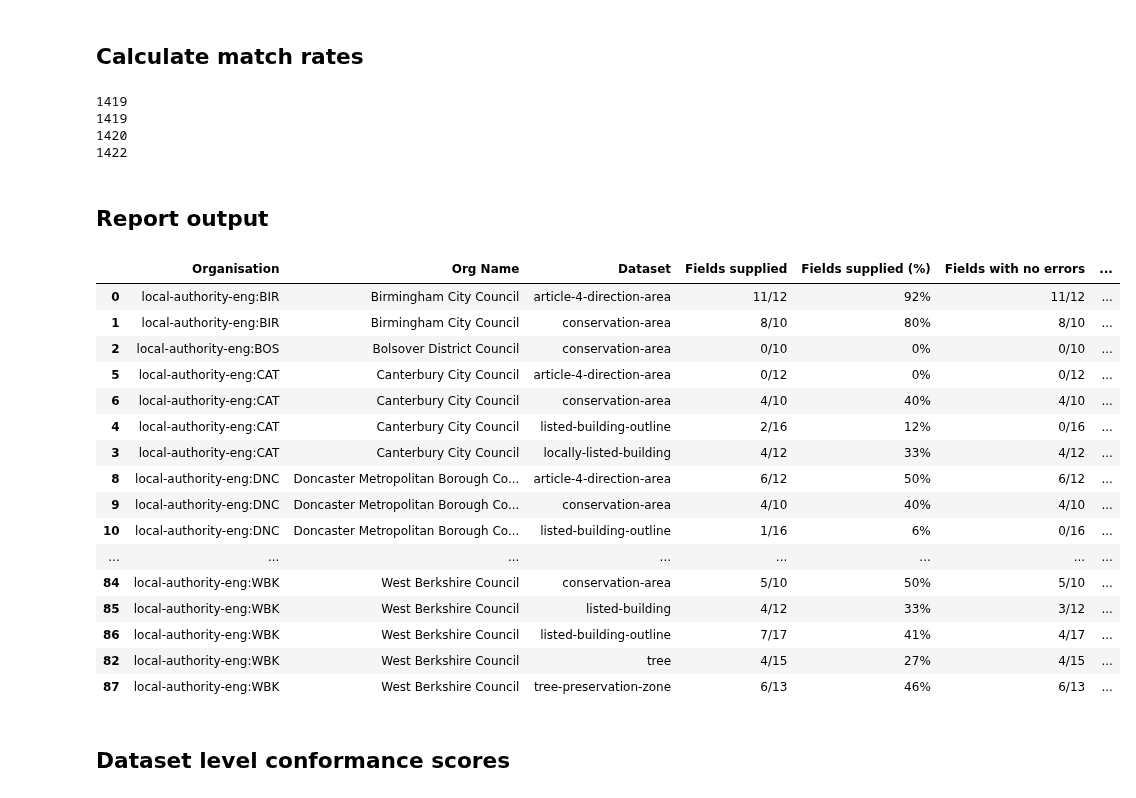
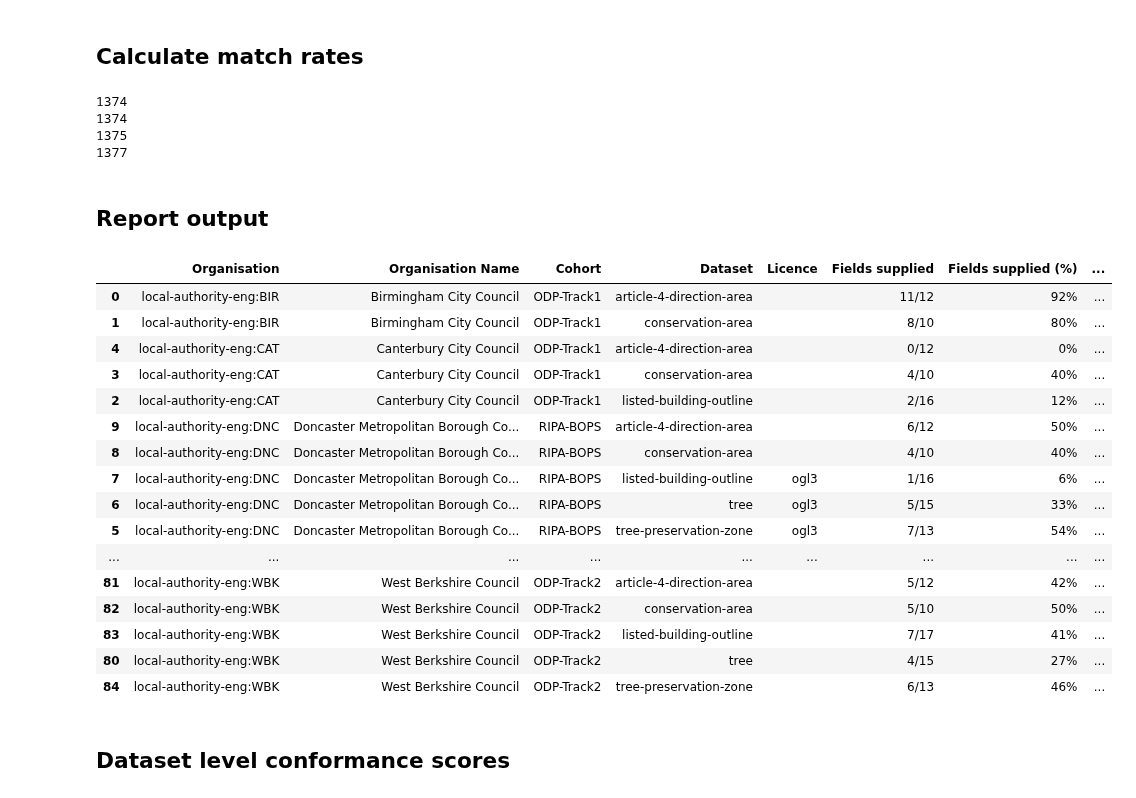
Before and after one commit to digital-land/jupyter-analysis, a Jupyter notebook: service_report/master_report/compliance-to-standard-new.ipynb, the cells around one changed output. Drawn from its saved outputs; the diff is of its cells as text; code cells hidden in the pictures.

Commit message:
Add dataset summaries to conformance report.

```diff
--- a/service_report/master_report/compliance-to-standard-new.ipynb
+++ b/service_report/master_report/compliance-to-standard-new.ipynb
@@ -209,8 +226,8 @@ print(len(results_field_resource_df))
 # %%
-# add in match field for column mappings
+# add in match field for column mappings (lowering so that we don't exclude case mis-matches)
 results_col_map_df["field_matched"] = np.where(
         (results_col_map_df["field"].isin(["geometry", "point"])) |
-        (results_col_map_df["field"] == results_col_map_df["column"]),
+        (results_col_map_df["field"].str.lower() == results_col_map_df["column"].str.lower()),
         1,
         0
 )
@@ -239,7 +254,7 @@ endpoint_resource_filtered_df.rename(columns={"pipeline":"dataset"}, inplace=Tru
 
 # left join from endpoint resource table to all the fields that each dataset should have
 resource_spec_fields_df = endpoint_resource_filtered_df[
-        ["organisation", "name", "dataset", "endpoint", "status", "latest_log_entry_date", "endpoint_entry_date", "resource"]
+        ["organisation", "name", "cohort", "dataset", "endpoint", "status", "latest_log_entry_date", "endpoint_entry_date", "resource", "licence"]
     ].merge(
         dataset_field_df[["dataset", "field"]],
         on = "dataset"
@@ -273,10 +288,10 @@ print(len(resource_fields_map_match))
 print(len(resource_fields_map_issues))
 # resource_fields_map_issues.head()
 # %% [output]
-1419
-1419
-1420
-1422
+1374
+1374
+1375
+1377
 # %%
 # remove fields that are auto-created in the pipeline from final table to avoid mis-counting
 # ("entity", "organisation", "prefix", "point" for all but tree, and "entity", "organisation", "prefix" for tree)
@@ -291,10 +306,11 @@ entry_date_mask = ((resource_fields_scored["field"] == "entry-date") &
     (resource_fields_scored["field_loaded"] == 1))
 
 resource_fields_scored.loc[entry_date_mask, "field_loaded"] = np.nan
+resource_fields_scored = resource_fields_scored.replace(np.nan, 0)
 # %%
 # group by and aggregate for final summaries
 final_count = resource_fields_scored.groupby(
-    ["organisation", "name", "dataset", "endpoint", "resource", "status", "latest_log_entry_date", "endpoint_entry_date"]
+    ["organisation", "name", "cohort", "dataset", "endpoint", "licence", "resource", "status", "latest_log_entry_date", "endpoint_entry_date"]
     ).agg(
         {"field":"count",
          "field_supplied" : "sum",
@@ -319,7 +335,7 @@ final_count["field_error_free_pct"] = final_count["field_error_free"] / final_co
 final_count["field_matched_pct"] = final_count["field_matched"] / final_count["field"]
 
 final_count.reset_index(drop=True, inplace=True)
-csv_out_cols = ['organisation', 'name', 'dataset', 'endpoint', 'resource', 'status', 'latest_log_entry_date', 'endpoint_entry_date',
+csv_out_cols = ['organisation', 'name', 'cohort', 'dataset', 'endpoint', 'licence', 'resource', 'status', 'latest_log_entry_date', 'endpoint_entry_date',
                 'field', 'field_supplied', 'field_matched', 'field_errors', 'field_error_free', 'field_supplied_pct', 'field_error_free_pct', 'field_matched_pct']
 final_count[csv_out_cols].to_csv("report_conformance_organisation-dataset.csv")
 # final_count.head()
@@ -327,37 +343,37 @@ final_count[csv_out_cols].to_csv("report_conformance_organisation-dataset.csv")
 ## Report output
 # %%
 final_count_out = final_count[
-    ["organisation", "name", "dataset", "field_supplied_count", "field_supplied_pct",
-     "field_error_free_count", "field_error_free_pct", "field_matched_count", "field_matched_pct"]
+    ["organisation", "name", "cohort", "dataset", "licence", "field_supplied_count", "field_supplied_pct",
+     "field_matched_count", "field_matched_pct"]
 ].copy()
 
 final_count_out.sort_values(["name", "dataset"], inplace=True)
 
-slice_ = ["field_supplied_pct", "field_error_free_pct", "field_matched_pct"]
+slice_ = ["field_supplied_pct", "field_matched_pct"]
 
 final_count_out.style \
-    .relabel_index(["Organisation", "Org Name", "Dataset", "Fields supplied", "Fields supplied (%)",
-                    "Fields with no errors", "Fields with no errors (%)", "Field with correct names", "Field with correct names (%)"], axis=1) \
+    .relabel_index(["Organisation", "Organisation Name", "Cohort", "Dataset", "Licence", "Fields supplied", "Fields supplied (%)",
+                    "Field with correct names", "Field with correct names (%)"], axis=1) \
     .format("{:.0%}", subset = slice_) \
     .background_gradient(axis=None, vmin=0, vmax=1, cmap="YlGn", subset = slice_)
 # %% [output]
-|  | Organisation | Org Name | Dataset | Fields supplied | Fields supplied (%) | Fields with no errors | ... |
-| 0 | local-authority-eng:BIR | Birmingham City Council | article-4-direction-area | 11/12 | 92% | 11/12 | ... |
-| 1 | local-authority-eng:BIR | Birmingham City Council | conservation-area | 8/10 | 80% | 8/10 | ... |
-| 2 | local-authority-eng:BOS | Bolsover District Council | conservation-area | 0/10 | 0% | 0/10 | ... |
-| 5 | local-authority-eng:CAT | Canterbury City Council | article-4-direction-area | 0/12 | 0% | 0/12 | ... |
-| 6 | local-authority-eng:CAT | Canterbury City Council | conservation-area | 4/10 | 40% | 4/10 | ... |
-| 4 | local-authority-eng:CAT | Canterbury City Council | listed-building-outline | 2/16 | 12% | 0/16 | ... |
-| 3 | local-authority-eng:CAT | Canterbury City Council | locally-listed-building | 4/12 | 33% | 4/12 | ... |
-| 8 | local-authority-eng:DNC | Doncaster Metropolitan Borough Co... | article-4-direction-area | 6/12 | 50% | 6/12 | ... |
-| 9 | local-authority-eng:DNC | Doncaster Metropolitan Borough Co... | conservation-area | 4/10 | 40% | 4/10 | ... |
-| 10 | local-authority-eng:DNC | Doncaster Metropolitan Borough Co... | listed-building-outline | 1/16 | 6% | 0/16 | ... |
-| ... | ... | ... | ... | ... | ... | ... | ... |
-| 84 | local-authority-eng:WBK | West Berkshire Council | conservation-area | 5/10 | 50% | 5/10 | ... |
-| 85 | local-authority-eng:WBK | West Berkshire Council | listed-building | 4/12 | 33% | 3/12 | ... |
-| 86 | local-authority-eng:WBK | West Berkshire Council | listed-building-outline | 7/17 | 41% | 4/17 | ... |
-| 82 | local-authority-eng:WBK | West Berkshire Council | tree | 4/15 | 27% | 4/15 | ... |
-| 87 | local-authority-eng:WBK | West Berkshire Council | tree-preservation-zone | 6/13 | 46% | 6/13 | ... |
+|  | Organisation | Organisation Name | Cohort | Dataset | Licence | Fields supplied | Fields supplied (%) | ... |
+| 0 | local-authority-eng:BIR | Birmingham City Council | ODP-Track1 | article-4-direction-area |  | 11/12 | 92% | ... |
+| 1 | local-authority-eng:BIR | Birmingham City Council | ODP-Track1 | conservation-area |  | 8/10 | 80% | ... |
+| 4 | local-authority-eng:CAT | Canterbury City Council | ODP-Track1 | article-4-direction-area |  | 0/12 | 0% | ... |
+| 3 | local-authority-eng:CAT | Canterbury City Council | ODP-Track1 | conservation-area |  | 4/10 | 40% | ... |
+| 2 | local-authority-eng:CAT | Canterbury City Council | ODP-Track1 | listed-building-outline |  | 2/16 | 12% | ... |
+| 9 | local-authority-eng:DNC | Doncaster Metropolitan Borough Co... | RIPA-BOPS | article-4-direction-area |  | 6/12 | 50% | ... |
+| 8 | local-authority-eng:DNC | Doncaster Metropolitan Borough Co... | RIPA-BOPS | conservation-area |  | 4/10 | 40% | ... |
+| 7 | local-authority-eng:DNC | Doncaster Metropolitan Borough Co... | RIPA-BOPS | listed-building-outline | ogl3 | 1/16 | 6% | ... |
+| 6 | local-authority-eng:DNC | Doncaster Metropolitan Borough Co... | RIPA-BOPS | tree | ogl3 | 5/15 | 33% | ... |
+| 5 | local-authority-eng:DNC | Doncaster Metropolitan Borough Co... | RIPA-BOPS | tree-preservation-zone | ogl3 | 7/13 | 54% | ... |
+| ... | ... | ... | ... | ... | ... | ... | ... | ... |
+| 81 | local-authority-eng:WBK | West Berkshire Council | ODP-Track2 | article-4-direction-area |  | 5/12 | 42% | ... |
+| 82 | local-authority-eng:WBK | West Berkshire Council | ODP-Track2 | conservation-area |  | 5/10 | 50% | ... |
+| 83 | local-authority-eng:WBK | West Berkshire Council | ODP-Track2 | listed-building-outline |  | 7/17 | 41% | ... |
+| 80 | local-authority-eng:WBK | West Berkshire Council | ODP-Track2 | tree |  | 4/15 | 27% | ... |
+| 84 | local-authority-eng:WBK | West Berkshire Council | ODP-Track2 | tree-preservation-zone |  | 6/13 | 46% | ... |
 # %% [markdown]
 ## Dataset level conformance scores
 # %%
```
Also changed, not shown: parts of 14 cells of this notebook, 1 other file.
